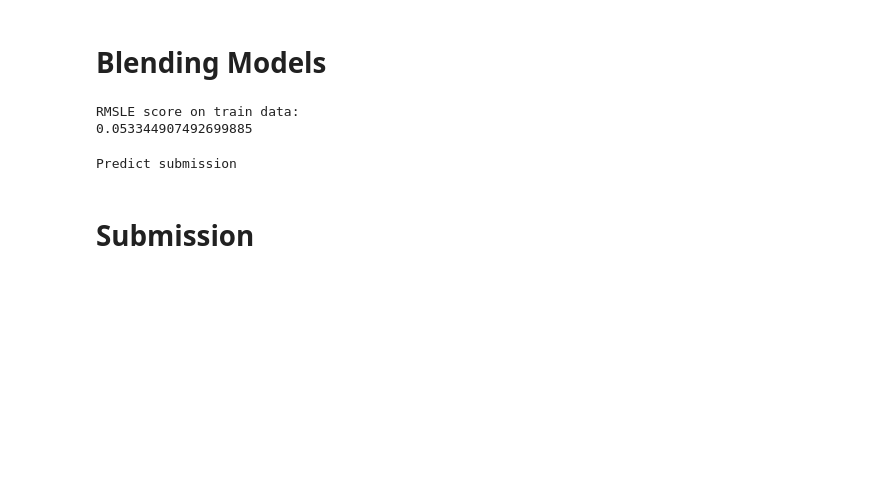
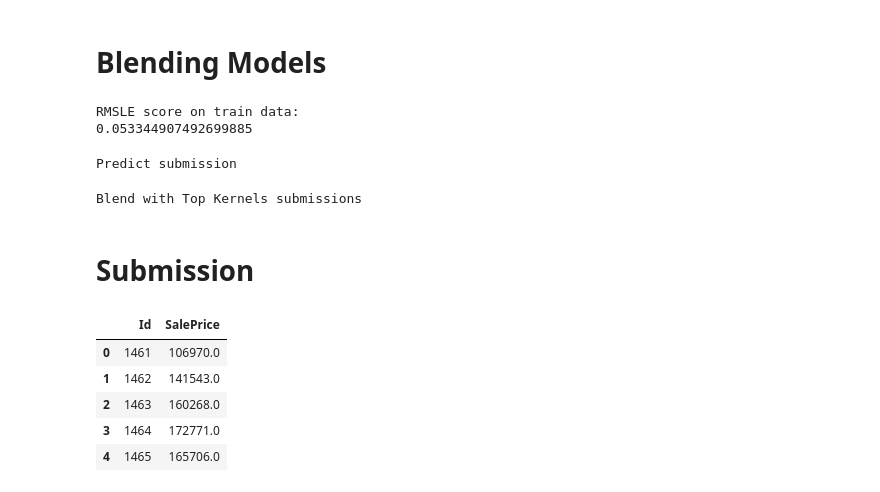
Before and after one commit to mart-anthony-stark/Machine-Learning-and-Deep-Learning, a Jupyter notebook: Housing_Prices_Prediction_Competition2.ipynb, the cells around one changed output. Drawn from its saved outputs; the diff is of its cells as text; code cells hidden in the pictures; blank space fills up the shorter version.

```diff
--- a/Housing_Prices_Prediction_Competition2.ipynb
+++ b/Housing_Prices_Prediction_Competition2.ipynb
@@ -539,13 +539,30 @@ submission.iloc[:,1] = np.floor(np.expm1(blend_models_predict(X_sub)))
 # %% [output]
 Predict submission
 # %%
-# print('Blend with Top Kernels submissions\n')
-# sub_1 = pd.read_csv('../input/top-10-0-10943-stacking-mice-and-brutal-force/House_Prices_submit.csv')
-# sub_2 = pd.read_csv('../input/hybrid-svm-benchmark-approach-0-11180-lb-top-2/hybrid_solution.csv')
-# sub_3 = pd.read_csv('../input/lasso-model-for-regression-problem/lasso_sol22_Median.csv')
-# submission.iloc[:,1] = np.floor((0.25 * np.floor(np.expm1(blend_models_predict(X_sub)))) +
-#                                 (0.25 * sub_1.iloc[:,1]) +
-#                                 (0.25 * sub_2.iloc[:,1]) +
-#                                 (0.25 * sub_3.iloc[:,1]))
+print('Blend with Top Kernels submissions\n')
+sub_1 = pd.read_csv('House_Prices_submit.csv')
+sub_2 = pd.read_csv('hybrid_solution.csv')
+sub_3 = pd.read_csv('lasso_sol22_Median.csv')
+submission.iloc[:,1] = np.floor((0.25 * np.floor(np.expm1(blend_models_predict(X_sub)))) +
+                                (0.25 * sub_1.iloc[:,1]) +
+                                (0.25 * sub_2.iloc[:,1]) +
+                                (0.25 * sub_3.iloc[:,1]))
+# %% [output]
+Blend with Top Kernels submissions
 # %% [markdown]
 # Submission
+# %%
+q1 = submission['SalePrice'].quantile(0.005)
+q2 = submission['SalePrice'].quantile(0.995)
+submission['SalePrice'] = submission['SalePrice'].apply(lambda x: x if x > q1 else x*0.77)
+submission['SalePrice'] = submission['SalePrice'].apply(lambda x: x if x < q2 else x*1.1)
+submission.to_csv("final_submission.csv", index=False)
+# %%
+submission.head()
+# %% [output]
+|  | Id | SalePrice |
+| 0 | 1461 | 106970.0 |
+| 1 | 1462 | 141543.0 |
+| 2 | 1463 | 160268.0 |
+| 3 | 1464 | 172771.0 |
+| 4 | 1465 | 165706.0 |
```
